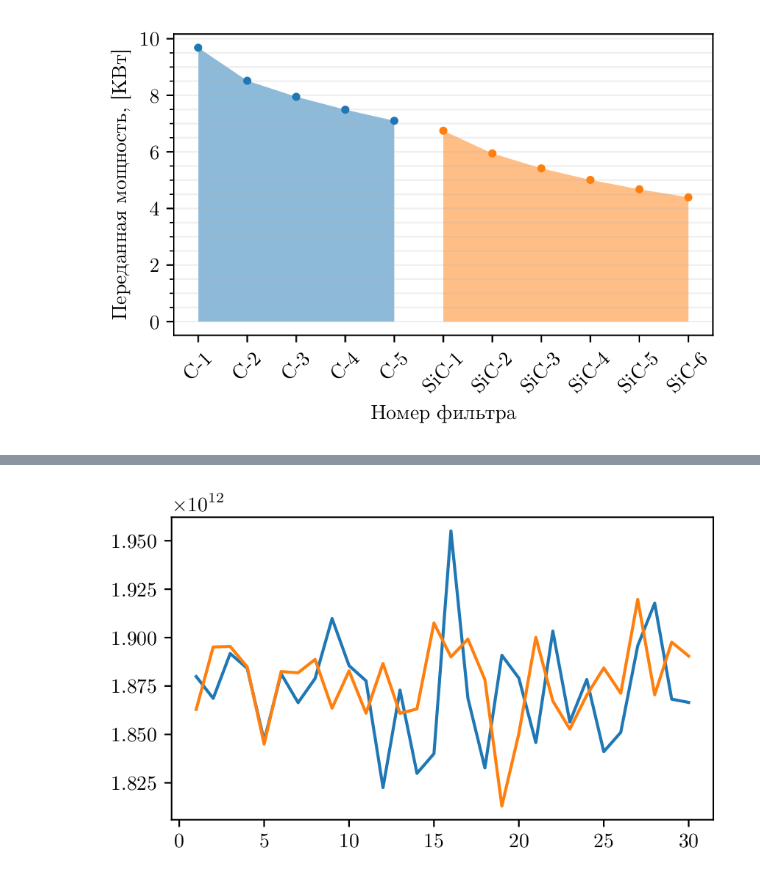
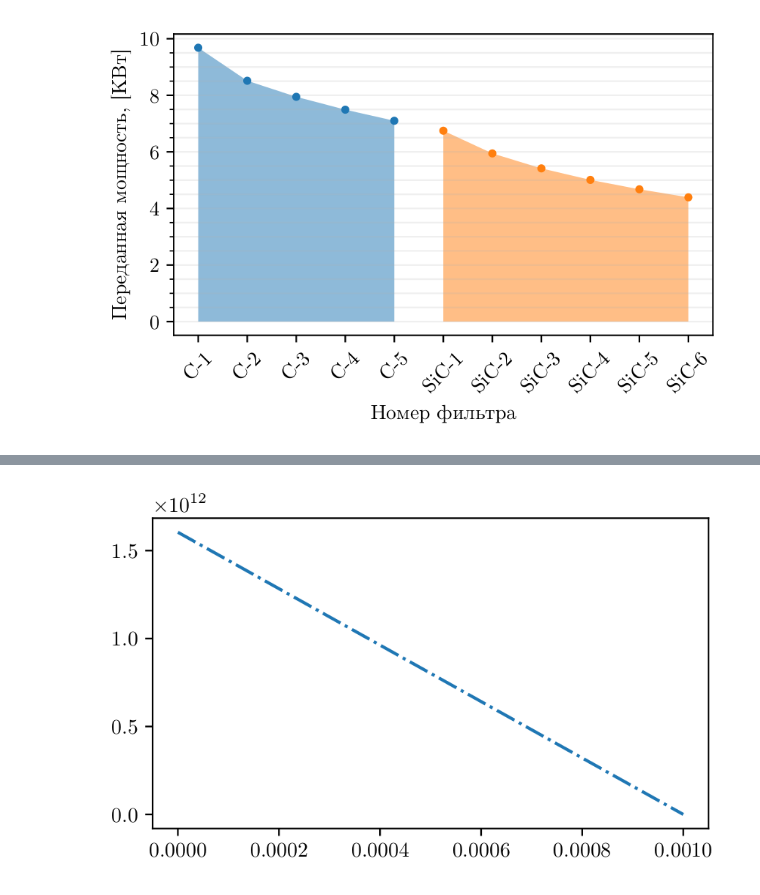
Before and after one commit to glebdovzhenko/skif-xrt, a Jupyter notebook: notebooks/dcd_paper_1.ipynb, the cells around one changed output, grey strips where cells are left out. Cells and saved outputs as stored; diff of their text form; code cells hidden in the pictures.

```diff
--- a/notebooks/dcd_paper_1.ipynb
+++ b/notebooks/dcd_paper_1.ipynb
@@ -973,42 +973,24 @@ fig
 # %%
-dd = os.path.join(os.getenv('BASE_DIR'), 'datasets', 'skif15', 'bump_size_ref1')
+dd = os.path.join(os.getenv('BASE_DIR'), 'datasets', 'skif15', 'bump_size_1')
 
-exp_n1, flux1 = [], []
+bump_ampl, flux = [], []
 for f_name in os.listdir(dd):
-    m = re.match(r'EM-XZ-(?P<kev>\d+)keV-front_surface(?P<expnum>\d+).pickle', f_name)
+    m = re.match(r'ES-XZ-(?P<kev>\d+)keV-(?P<bumpampl>[\d\.-]+).pickle', f_name)
     if m is None:
         continue
 
     with open(os.path.join(dd, f_name), 'rb') as f:
         data = pickle.load(f)
-        exp_n1.append(float(m.groups()[1]))
-        flux1.append(data.flux)
+        bump_ampl.append(float(m.groups()[1]))
+        flux.append(data.flux)
 
-dd = os.path.join(os.getenv('BASE_DIR'), 'datasets', 'skif15', 'bump_size_ref2')
-
-exp_n2, flux2 = [], []
-for f_name in os.listdir(dd):
-    m = re.match(r'EM-XZ-(?P<kev>\d+)keV-front_surface(?P<expnum>\d+).pickle', f_name)
-    if m is None:
-        continue
-
-    with open(os.path.join(dd, f_name), 'rb') as f:
-        data = pickle.load(f)
-        exp_n2.append(float(m.groups()[1]))
-        flux2.append(data.flux)
-
-exp_n1, flux1 = np.array(exp_n1), np.array(flux1)
-ii = np.argsort(exp_n1)
-exp_n1, flux1 = exp_n1[ii], flux1[ii]
-
-exp_n2, flux2 = np.array(exp_n2), np.array(flux2)
-ii = np.argsort(exp_n2)
-exp_n2, flux2 = exp_n2[ii], flux2[ii]
+bump_ampl, flux = np.array(bump_ampl), np.array(flux)
+ii = np.argsort(bump_ampl)
+bump_ampl, flux = bump_ampl[ii], flux[ii]
 
 plt.close(fig)
 fig, axes = plt.subplots()
-axes.plot(exp_n1, flux1)
-axes.plot(exp_n2, flux2)
+axes.plot(bump_ampl, flux, '-.')
 fig
 # %% [output]
-[figure, old version]
+[figure, new version]
```
Also changed, not shown: parts of 1 cell of this notebook, 22 other files.
